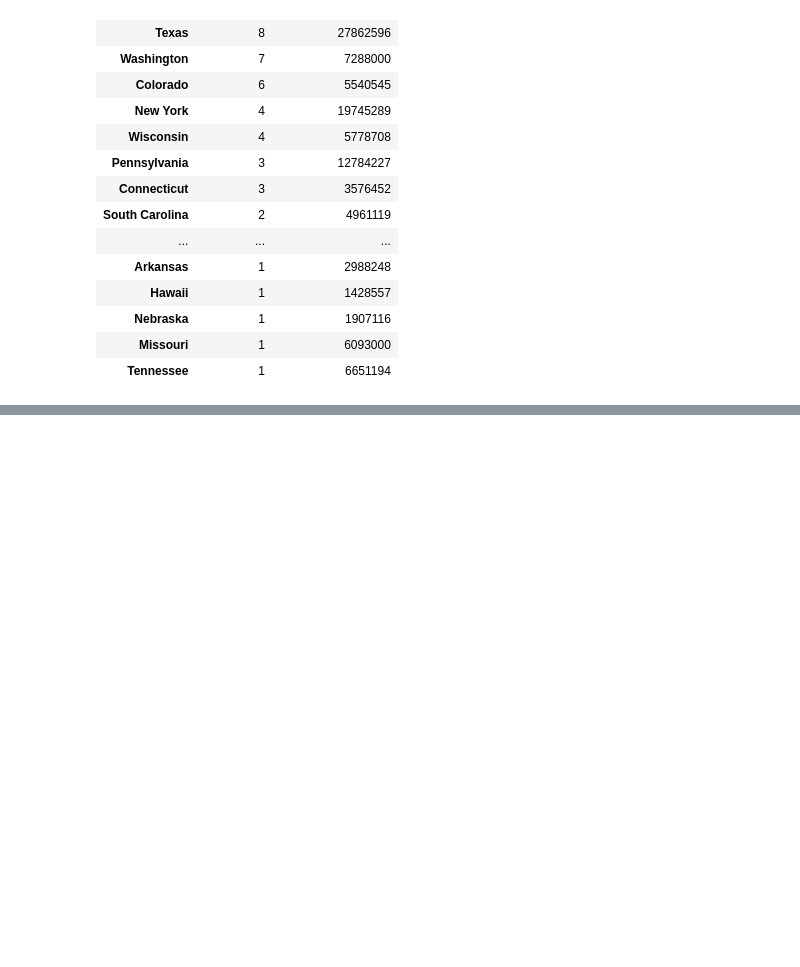
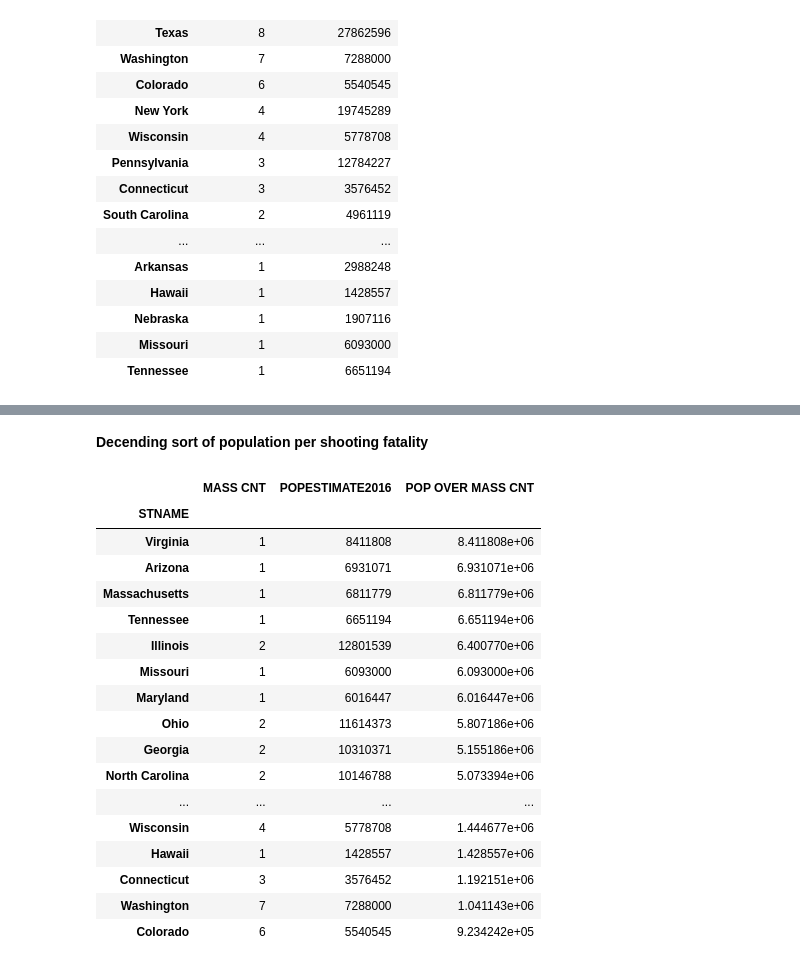
Before and after one commit to Qyoom/wesleyan_data_mgmt_vis, a Jupyter notebook: week_2/gun_violence_in_America_v1.ipynb, the cells around one changed output, grey strips where cells are left out. Cells and saved outputs as stored; diff of their text form; code cells hidden in the pictures; blank space fills up the shorter version.

```diff
--- a/week_2/gun_violence_in_America_v1.ipynb
+++ b/week_2/gun_violence_in_America_v1.ipynb
@@ -231,0 +261,26 @@ state_pop_mass_df
+# %% [markdown]
+**Decending sort of population per shooting fatality**
+# %%
+# Adding column for ratio of population to mass shootings
+state_pop_mass_df['POP OVER MASS CNT'] = state_pop_mass_df['POPESTIMATE2016'] / state_pop_mass_df['MASS CNT']
+# Descending sort of population over number of mass shootings. I.e. decending population per shooting fatality
+state_pop_mass_df.sort_values('POP OVER MASS CNT', ascending=False)
+# %% [output]
+|  | MASS CNT | POPESTIMATE2016 | POP OVER MASS CNT |
+| STNAME |  |  |  |
+| Virginia | 1 | 8411808 | 8.411808e+06 |
+| Arizona | 1 | 6931071 | 6.931071e+06 |
+| Massachusetts | 1 | 6811779 | 6.811779e+06 |
+| Tennessee | 1 | 6651194 | 6.651194e+06 |
+| Illinois | 2 | 12801539 | 6.400770e+06 |
+| Missouri | 1 | 6093000 | 6.093000e+06 |
+| Maryland | 1 | 6016447 | 6.016447e+06 |
+| Ohio | 2 | 11614373 | 5.807186e+06 |
+| Georgia | 2 | 10310371 | 5.155186e+06 |
+| North Carolina | 2 | 10146788 | 5.073394e+06 |
+| ... | ... | ... | ... |
+| Wisconsin | 4 | 5778708 | 1.444677e+06 |
+| Hawaii | 1 | 1428557 | 1.428557e+06 |
+| Connecticut | 3 | 3576452 | 1.192151e+06 |
+| Washington | 7 | 7288000 | 1.041143e+06 |
+| Colorado | 6 | 5540545 | 9.234242e+05 |
```
Also changed, not shown: parts of 8 cells of this notebook.
